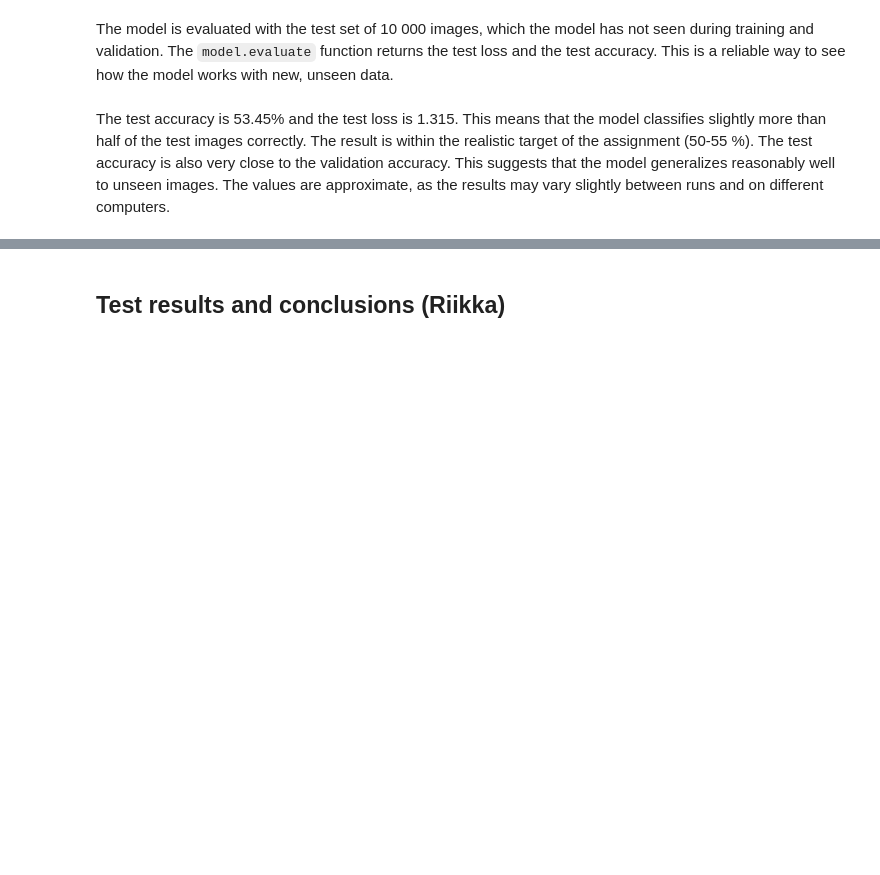
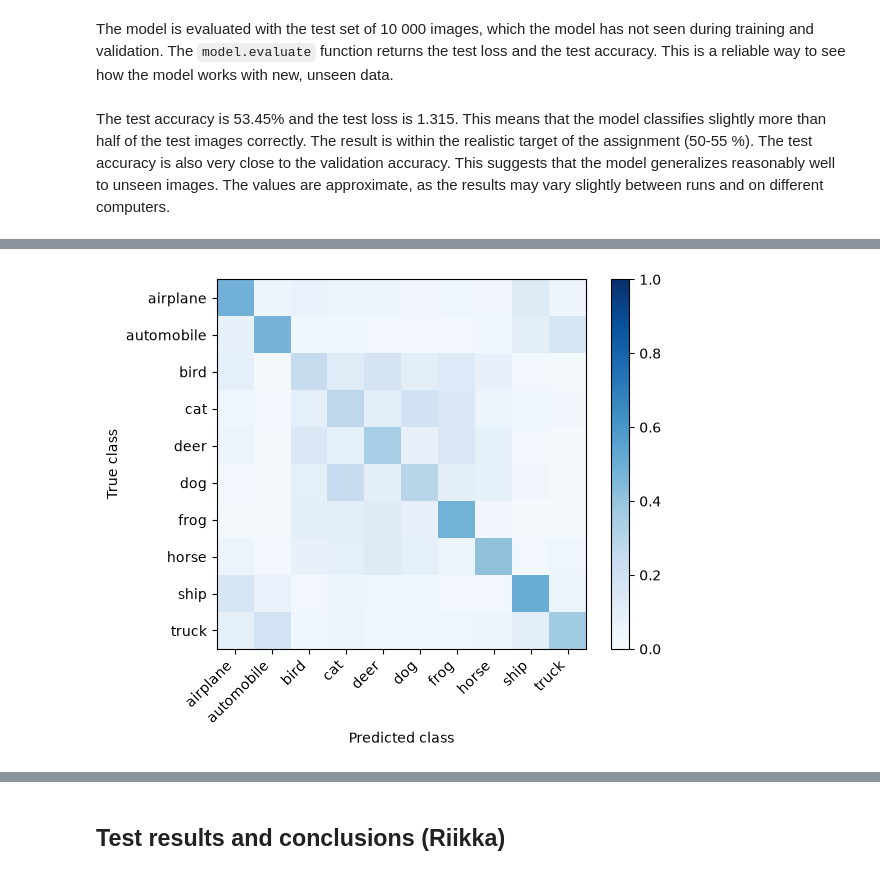
Before and after one commit to annimala/Neural-network-projects, a Jupyter notebook: cifar-10_FCN.ipynb, the cells around one changed output, grey strips where cells are left out. Saved outputs shown, nothing was run; the diff lists cells and outputs as text; code cells hidden in the pictures; blank space fills up the shorter version.

```diff
--- a/cifar-10_FCN.ipynb
+++ b/cifar-10_FCN.ipynb
@@ -208,0 +217,15 @@ for k in range(10):
+# %%
+probs = model.predict(x_test, verbose=0)
+y_true = y_test.flatten()
+
+mean_probs = [probs[y_true == c].mean(axis=0) for c in range(10)]
+
+plt.imshow(mean_probs, cmap="Blues", vmin=0, vmax=1)
+plt.colorbar()
+plt.xticks(range(10), class_names, rotation=45, ha="right")
+plt.yticks(range(10), class_names)
+plt.xlabel("Predicted class")
+plt.ylabel("True class")
+plt.show()
+# %% [output]
+[figure, added]
```
Also changed, not shown: parts of 5 cells of this notebook, 1 other file.
